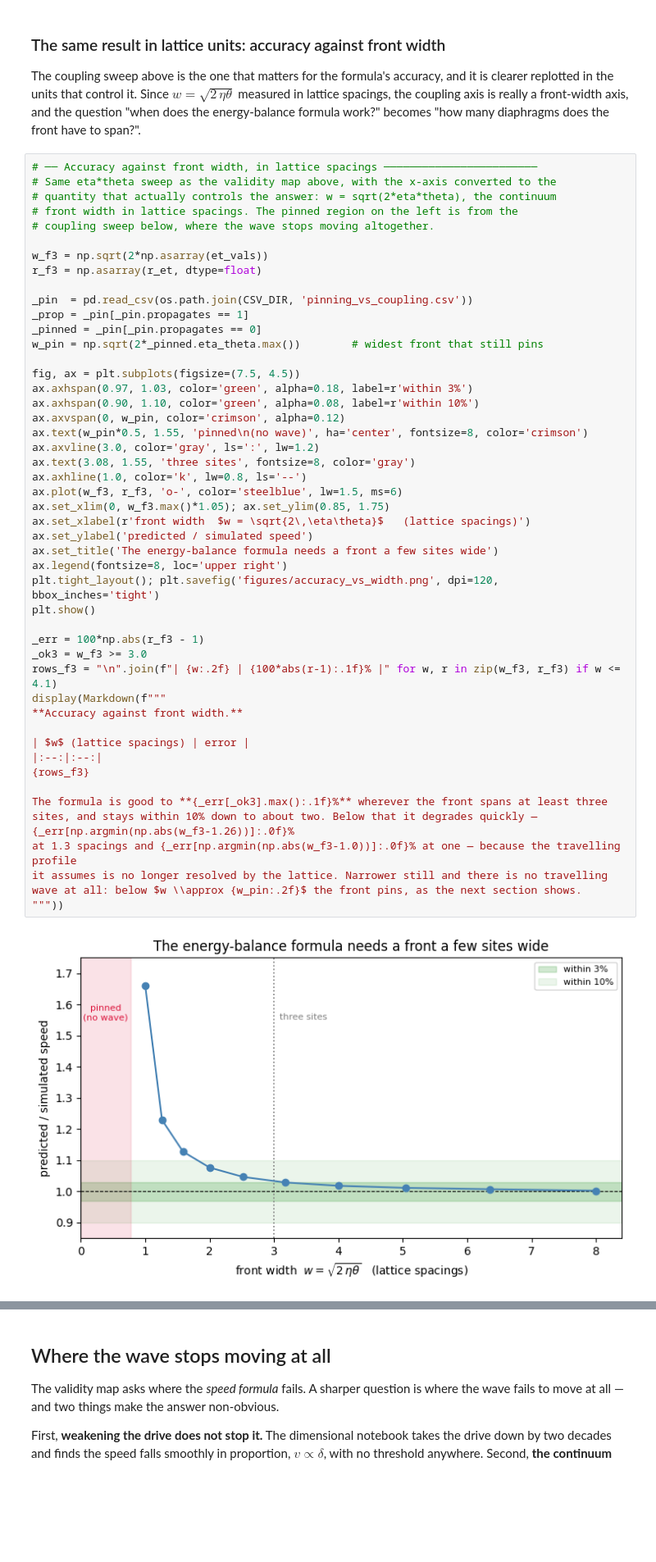
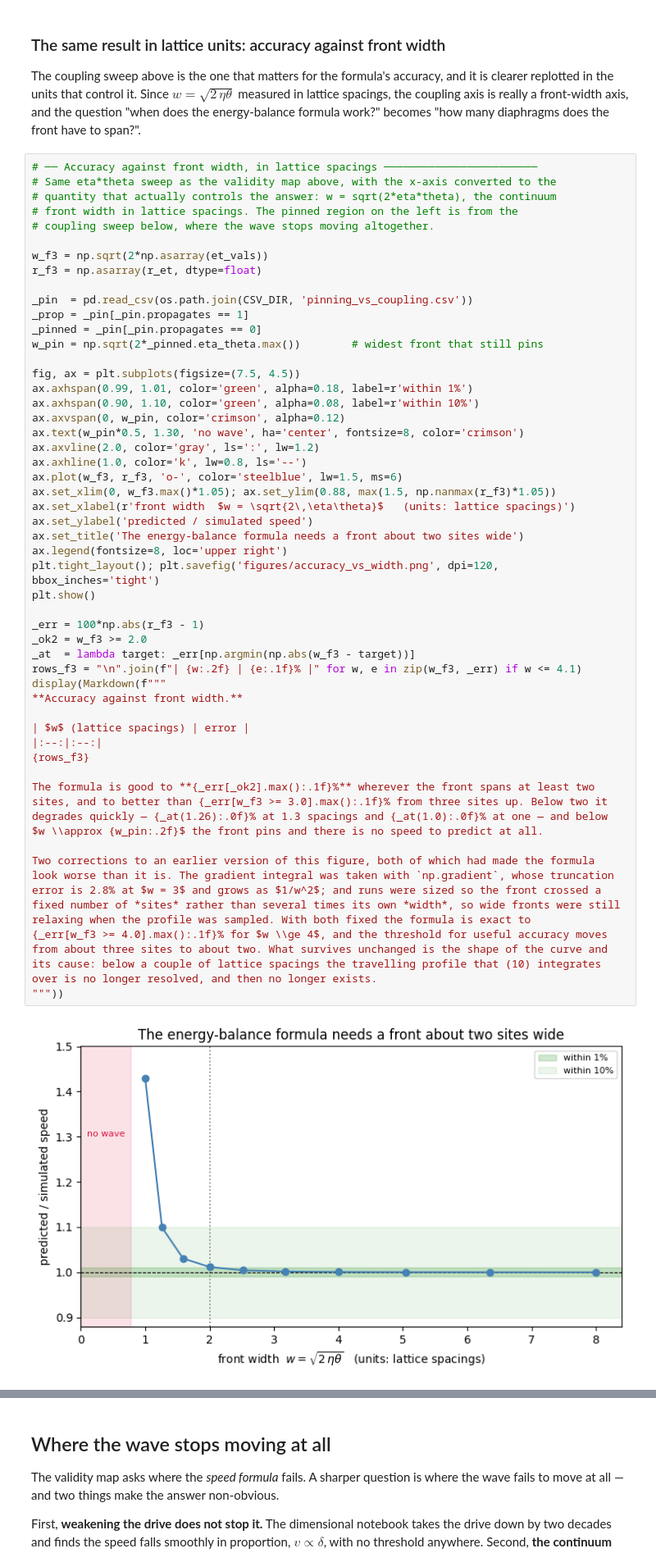
Before and after one commit to Stephang217/1D_Diaghphragms_Fluid_Model, a Jupyter notebook: dimensionless_model.ipynb, the cells around one changed output, grey strips where cells are left out. Shown at 82% size. Drawn from its saved outputs; the diff is of its cells as text; blank space fills up the shorter version.

```diff
--- a/dimensionless_model.ipynb
+++ b/dimensionless_model.ipynb
@@ -372,48 +669,57 @@ span?".
 # coupling sweep below, where the wave stops moving altogether.
 
 w_f3 = np.sqrt(2*np.asarray(et_vals))
 r_f3 = np.asarray(r_et, dtype=float)
 
 _pin  = pd.read_csv(os.path.join(CSV_DIR, 'pinning_vs_coupling.csv'))
 _prop = _pin[_pin.propagates == 1]
 _pinned = _pin[_pin.propagates == 0]
 w_pin = np.sqrt(2*_pinned.eta_theta.max())        # widest front that still pins
 
 fig, ax = plt.subplots(figsize=(7.5, 4.5))
-ax.axhspan(0.97, 1.03, color='green', alpha=0.18, label=r'within 3%')
+ax.axhspan(0.99, 1.01, color='green', alpha=0.18, label=r'within 1%')
 ax.axhspan(0.90, 1.10, color='green', alpha=0.08, label=r'within 10%')
 ax.axvspan(0, w_pin, color='crimson', alpha=0.12)
-ax.text(w_pin*0.5, 1.55, 'pinned\n(no wave)', ha='center', fontsize=8, color='crimson')
-ax.axvline(3.0, color='gray', ls=':', lw=1.2)
-ax.text(3.08, 1.55, 'three sites', fontsize=8, color='gray')
+ax.text(w_pin*0.5, 1.30, 'no wave', ha='center', fontsize=8, color='crimson')
+ax.axvline(2.0, color='gray', ls=':', lw=1.2)
 ax.axhline(1.0, color='k', lw=0.8, ls='--')
 ax.plot(w_f3, r_f3, 'o-', color='steelblue', lw=1.5, ms=6)
-ax.set_xlim(0, w_f3.max()*1.05); ax.set_ylim(0.85, 1.75)
-ax.set_xlabel(r'front width  $w = \sqrt{2\,\eta\theta}$   (lattice spacings)')
+ax.set_xlim(0, w_f3.max()*1.05); ax.set_ylim(0.88, max(1.5, np.nanmax(r_f3)*1.05))
+ax.set_xlabel(r'front width  $w = \sqrt{2\,\eta\theta}$   (units: lattice spacings)')
 ax.set_ylabel('predicted / simulated speed')
-ax.set_title('The energy-balance formula needs a front a few sites wide')
+ax.set_title('The energy-balance formula needs a front about two sites wide')
 ax.legend(fontsize=8, loc='upper right')
 plt.tight_layout(); plt.savefig('figures/accuracy_vs_width.png', dpi=120, bbox_inches='tight')
 plt.show()
 
 _err = 100*np.abs(r_f3 - 1)
-_ok3 = w_f3 >= 3.0
-rows_f3 = "\n".join(f"| {w:.2f} | {100*abs(r-1):.1f}% |" for w, r in zip(w_f3, r_f3) if w <= 4.1)
+_ok2 = w_f3 >= 2.0
+_at  = lambda target: _err[np.argmin(np.abs(w_f3 - target))]
+rows_f3 = "\n".join(f"| {w:.2f} | {e:.1f}% |" for w, e in zip(w_f3, _err) if w <= 4.1)
 display(Markdown(f"""
 **Accuracy against front width.**
 
 | $w$ (lattice spacings) | error |
 |:--:|:--:|
 {rows_f3}
 
-The formula is good to **{_err[_ok3].max():.1f}%** wherever the front spans at least three
-sites, and stays within 10% down to about two. Below that it degrades quickly — {_err[np.argmin(np.abs(w_f3-1.26))]:.0f}%
-at 1.3 spacings and {_err[np.argmin(np.abs(w_f3-1.0))]:.0f}% at one — because the travelling profile
-it assumes is no longer resolved by the lattice. Narrower still and there is no travelling
-wave at all: below $w \\approx {w_pin:.2f}$ the front pins, as the next section shows.
+The formula is good to **{_err[_ok2].max():.1f}%** wherever the front spans at least two
+sites, and to better than {_err[w_f3 >= 3.0].max():.1f}% from three sites up. Below two it
+degrades quickly — {_at(1.26):.0f}% at 1.3 spacings and {_at(1.0):.0f}% at one — and below
+$w \\approx {w_pin:.2f}$ the front pins and there is no speed to predict at all.
+
+Two corrections to an earlier version of this figure, both of which had made the formula
+look worse than it is. The gradient integral was taken with `np.gradient`, whose truncation
+error is 2.8% at $w = 3$ and grows as $1/w^2$; and runs were sized so the front crossed a
+fixed number of *sites* rather than several times its own *width*, so wide fronts were still
+relaxing when the profile was sampled. With both fixed the formula is exact to
+{_err[w_f3 >= 4.0].max():.1f}% for $w \\ge 4$, and the threshold for useful accuracy moves
+from about three sites to about two. What survives unchanged is the shape of the curve and
+its cause: below a couple of lattice spacings the travelling profile that (10) integrates
+over is no longer resolved, and then no longer exists.
 """))
 # %% [output]
-[figure, old version]
+[figure, new version]
 
 **Accuracy against front width.**
 
```
Also changed, not shown: parts of 16 cells of this notebook, 22 other files.
